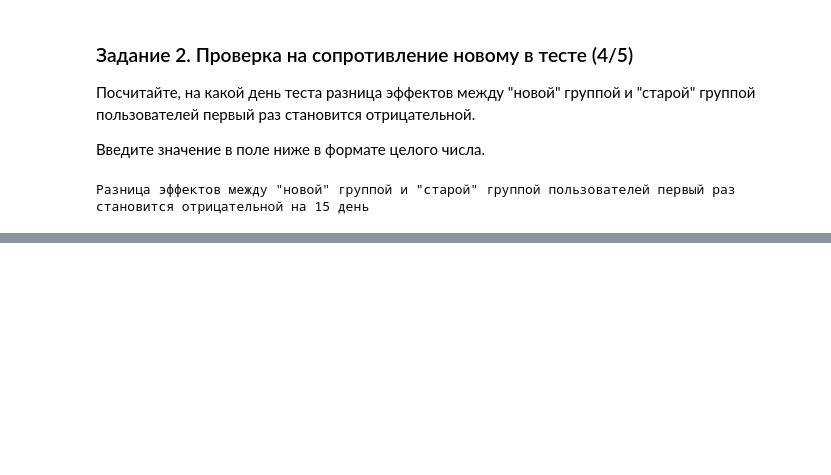
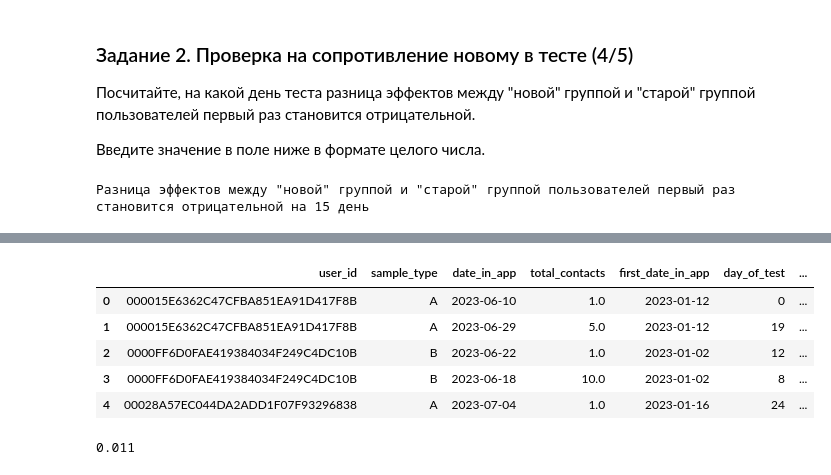
Before and after one commit to akotomin/AB_tests, a Jupyter notebook: notebooks/Hard_DA_course/External_validaty.ipynb, the cells around one changed output, grey strips where cells are left out. Cells and saved outputs as stored; diff of their text form; code cells hidden in the pictures; blank space fills up the shorter version.

```diff
--- a/notebooks/Hard_DA_course/External_validaty.ipynb
+++ b/notebooks/Hard_DA_course/External_validaty.ipynb
@@ -295,0 +324,9 @@ print(
+# %%
+new_df.head()
+# %% [output]
+|  | user_id | sample_type | date_in_app | total_contacts | first_date_in_app | day_of_test | ... |
+| 0 | 000015E6362C47CFBA851EA91D417F8B | A | 2023-06-10 | 1.0 | 2023-01-12 | 0 | ... |
+| 1 | 000015E6362C47CFBA851EA91D417F8B | A | 2023-06-29 | 5.0 | 2023-01-12 | 19 | ... |
+| 2 | 0000FF6D0FAE419384034F249C4DC10B | B | 2023-06-22 | 1.0 | 2023-01-02 | 12 | ... |
+| 3 | 0000FF6D0FAE419384034F249C4DC10B | B | 2023-06-18 | 10.0 | 2023-01-02 | 8 | ... |
+| 4 | 00028A57EC044DA2ADD1F07F93296838 | A | 2023-07-04 | 1.0 | 2023-01-16 | 24 | ... |
@@ -295,0 +340,8 @@ print(
+# %%
+round(
+    group_b["conv"].sum() / len(group_b)
+    - group_a["conv"].sum() / len(group_a),
+    3,
+)
+# %% [output]
+0.011
```
Also changed, not shown: parts of 16 cells of this notebook.
